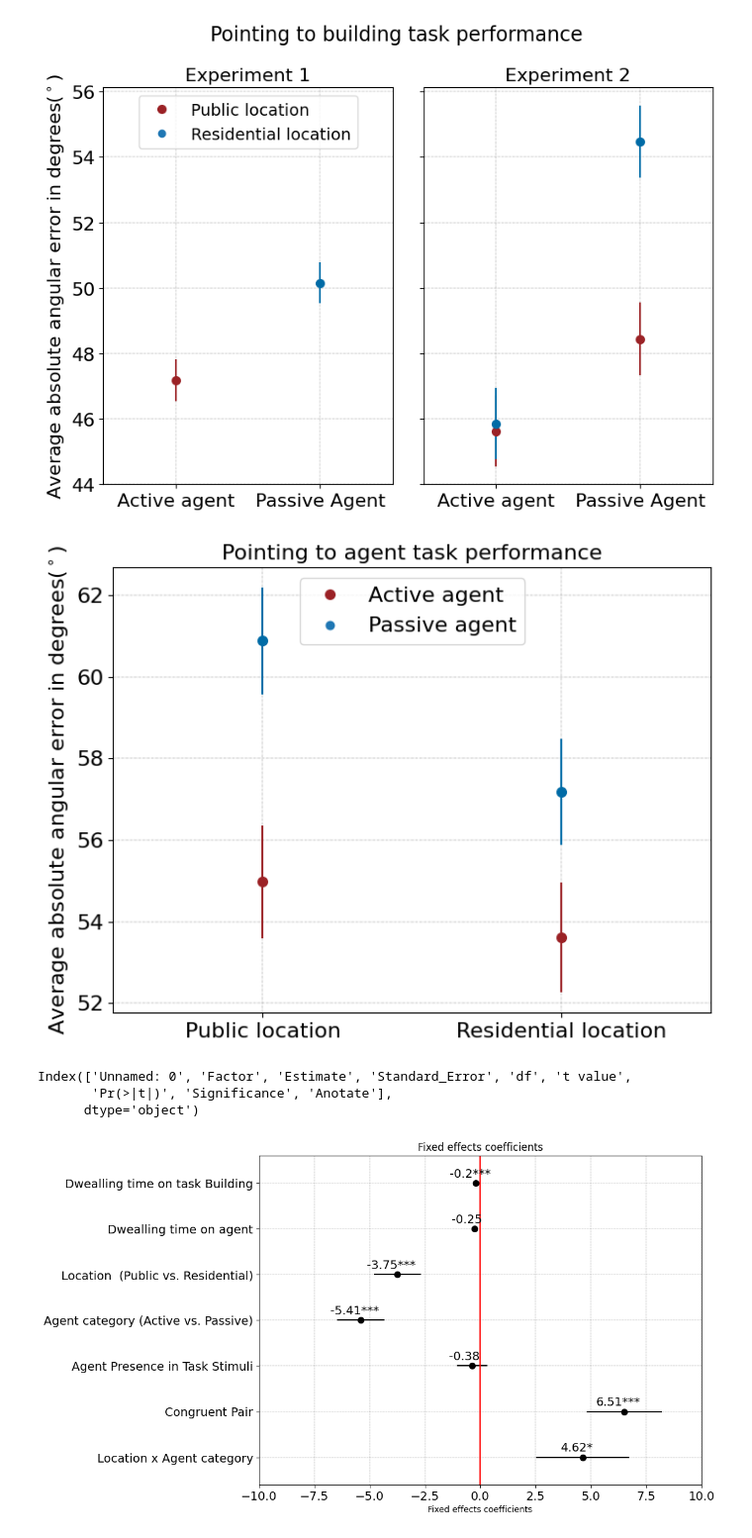
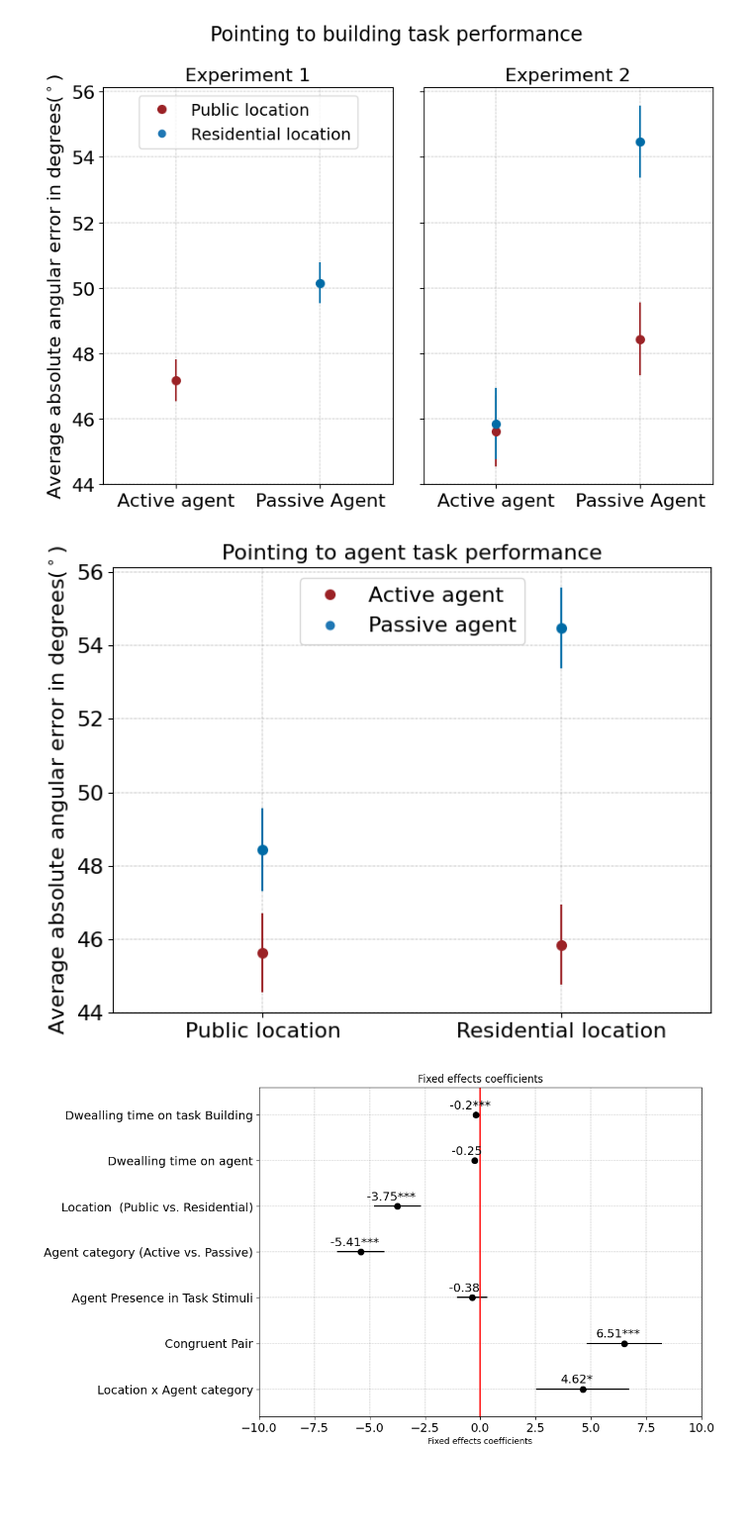
Before and after one commit to tracysanchez/DataAnalysis, a Jupyter notebook: Joining_FinalData/4_Dwelling_times.ipynb, the cells around one changed output. Shown at 99% size. Drawn from its saved outputs; the diff is of its cells as text; code cells hidden in the pictures; blank space fills up the shorter version.

```diff
--- a/Joining_FinalData/4_Dwelling_times.ipynb
+++ b/Joining_FinalData/4_Dwelling_times.ipynb
@@ -100,0 +168,28 @@ Index(['Unnamed: 0', 'Unnamed: 0.1', 'SubjectID', 'AbsolutError',
+# %%
+# List of performing datasets to process
+datasets = {
+    "Exp1": Performance_Summary_Exp1,
+    "Exp2": Performance_Summary_Exp2,
+    "Agent": Performance_Summary_Agent
+}
+
+# Categories for filtering
+agent_categories = ["Active", "Passive"]
+building_categories = ["Public", "Residential"]
+
+# Dictionary to store filtered results
+Performance = {}
+
+# Filtering data based on Agent_Category
+for key, df in datasets.items():
+    for agent_category in agent_categories:
+        filtered_key = f"{key}_{agent_category}"
+        Performance[filtered_key] = df[df.Agent_Category == agent_category]
+
+# Filtering data based on Building_Category
+for key, df in datasets.items():
+    for building_category in building_categories:
+        filtered_key = f"{key}_{building_category}"
+        Performance[filtered_key] = df[df.Building_Category == building_category]
+
+# Now the data_filtering dictionary will have all the required subsets with distinct keys.
@@ -482,23 +667,23 @@ plt.savefig("/Users/tracysanchezpacheco/Desktop/Absolut_Error_OneStandard.png",
 [figure]
 # %%
 fig, axes = plt.subplots(1, 1, sharey=True,  figsize=(8, 6))
-plt.errorbar(x=Active2a["Building_Category"],y=Active2a["AbsolutError_mean"].values,
-             yerr=Active2a.Standard_error_performance, fmt='o', color= '#9b2226', label= "Active agent", markersize=7, capthick=20)
-plt.errorbar(x=Passive2a["Building_Category"],y=Passive2a["AbsolutError_mean"].values,
-             yerr=Passive2a.Standard_error_performance, fmt='o', color= '#006ba6',  label= "Passive agent", markersize=7, capthick=20)
+plt.errorbar(x=Performance['Exp2_Active']["Building_Category"],y=Performance['Exp2_Active']["AbsolutError_mean"].values,
+             yerr=Performance['Exp2_Active'].Standard_error_performance, fmt='o', color= '#9b2226', label= "Active agent", markersize=7, capthick=20)
+plt.errorbar(x=Performance['Exp2_Passive']["Building_Category"],y=Performance['Exp2_Passive']["AbsolutError_mean"].values,
+             yerr=Performance['Exp2_Passive'].Standard_error_performance, fmt='o', color= '#006ba6',  label= "Passive agent", markersize=7, capthick=20)
 plt.title('Pointing to agent task performance', fontsize=16)
 handles, labels = axes.get_legend_handles_labels()
 line2d_obj = Line2D([0], [0],  marker='o',markeredgewidth=1, linewidth=0)
 handles = [h[0] if isinstance(h, container.ErrorbarContainer) else h for h in handles]
 handles[-1] = line2d_obj
 axes.legend(handles[0:],labels[-2:],loc="upper center", fontsize=16)
 axes.tick_params(axis='both', labelsize=16)
 axes.set_ylabel("Average absolute angular error in degrees($^\circ$)")
 axes.yaxis.get_label().set_fontsize(16)
 axes.set_xticklabels(labels=["Public location", "Residential location"])
 plt.xlim((-0.5, 1.5))
 plt.grid(True, color = "grey", linewidth = "0.3", linestyle = "-.")
 plt.savefig("/Users/tracysanchezpacheco/Desktop/Absolut_Error_OneStandard_Agent.png",  bbox_inches="tight",
             pad_inches=0.3, transparent=True)
 # %% [output]
-[figure, old version]
+[figure, new version]
@@ -511,9 +690,3 @@ Complete_model["Anotate"] = Complete_model["Estimate"].round(2).astype(str)  + C
-# %%
-Complete_model.columns
-# %% [output]
-Index(['Unnamed: 0', 'Factor', 'Estimate', 'Standard_Error', 'df', 't value',
-       'Pr(>|t|)', 'Significance', 'Anotate'],
-      dtype='object')
 # %%
 fig, axes = plt.subplots(1, 1,sharey=True,  figsize=(8, 6))
 fig.tight_layout()
```
Also changed, not shown: parts of 58 cells of this notebook.
